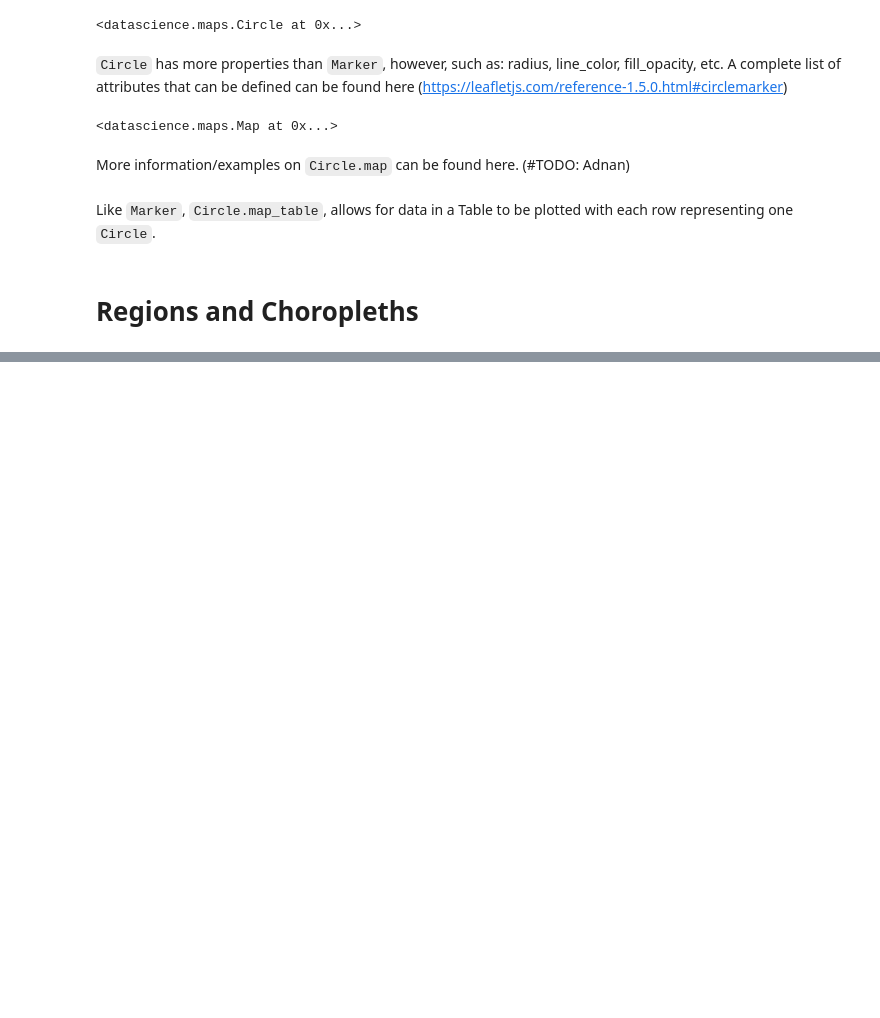
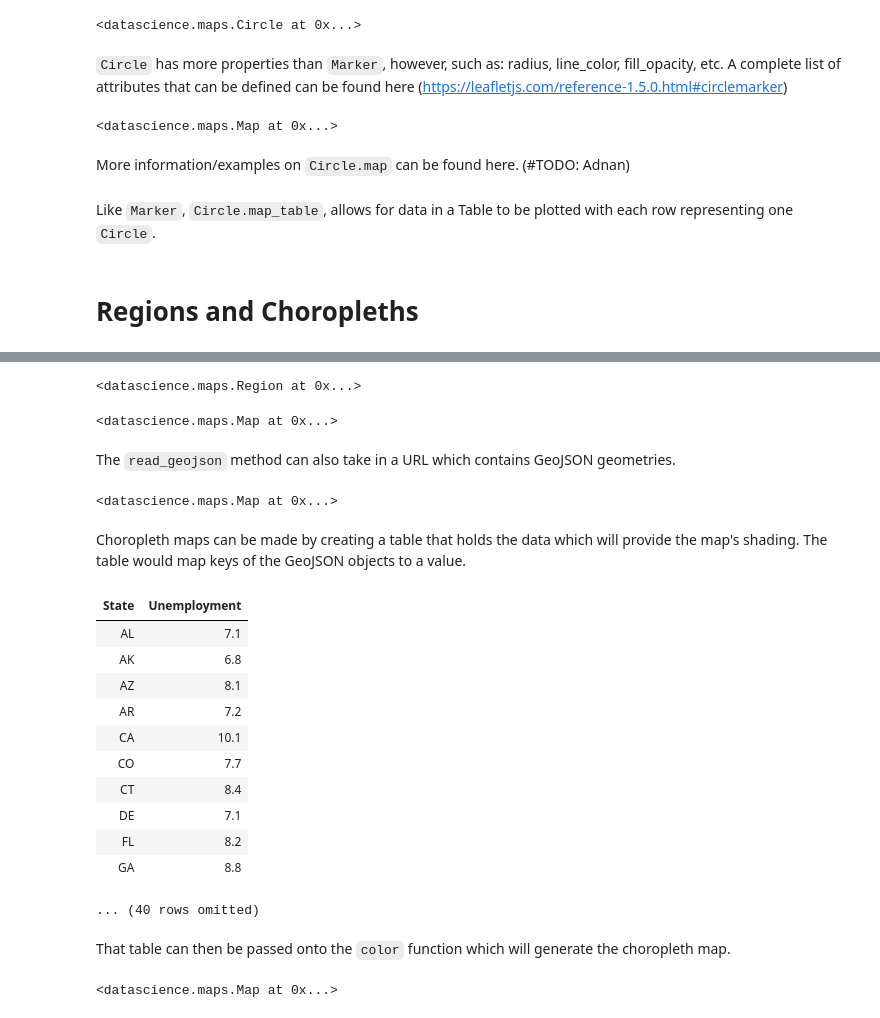
Before and after one commit to data-8/datascience, a Jupyter notebook: docs/Maps_Tutorial.ipynb, the cells around one changed output, grey strips where cells are left out. Cells and saved outputs as stored; diff of their text form; code cells hidden in the pictures; blank space fills up the shorter version.

```diff
--- a/docs/Maps_Tutorial.ipynb
+++ b/docs/Maps_Tutorial.ipynb
@@ -139,0 +147,39 @@ Like `Marker`, `Circle.map_table`, allows for data in a Table to be plotted with
+# %%
+states['CA']
+# %% [output]
+<datascience.maps.Region at 0x...>
+# %%
+Map([states['CA'], states['NV'].format(color='yellow')])
+# %% [output]
+<datascience.maps.Map at 0x...>
+# %% [markdown]
+The `read_geojson` method can also take in a URL which contains GeoJSON geometries.
+# %%
+url = "https://raw.githubusercontent.com/python-visualization/folium/master/examples/data/world-countries.json"
+Map.read_geojson(url)
+# %% [output]
+<datascience.maps.Map at 0x...>
+# %% [markdown]
+Choropleth maps can be made by creating a table that holds the data which will provide the map's shading. The table would map keys of the GeoJSON objects to a value.
+# %%
+unemployment = Table.read_table('us-unemployment.csv')
+unemployment
+# %% [output]
+| State | Unemployment |
+| AL | 7.1 |
+| AK | 6.8 |
+| AZ | 8.1 |
+| AR | 7.2 |
+| CA | 10.1 |
+| CO | 7.7 |
+| CT | 8.4 |
+| DE | 7.1 |
+| FL | 8.2 |
+| GA | 8.8 |
+... (40 rows omitted)
+# %% [markdown]
+That table can then be passed onto the `color` function which will generate the choropleth map.
+# %%
+states.color(unemployment)
+# %% [output]
+<datascience.maps.Map at 0x...>
```
Also changed, not shown: parts of 2 cells of this notebook, 2 other files.
